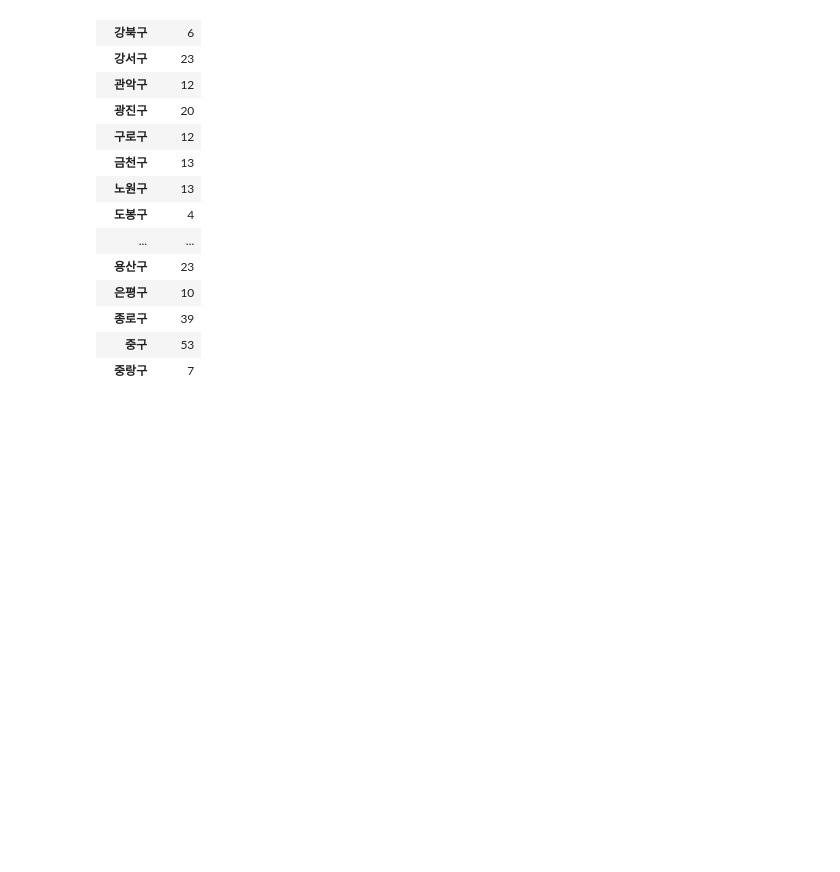
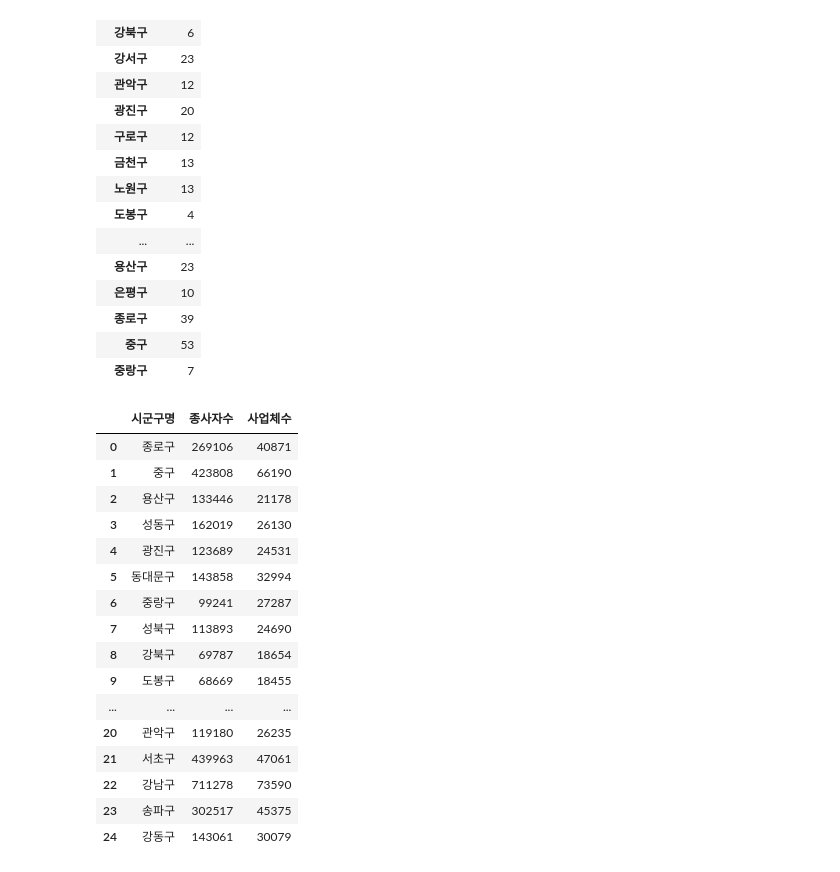
Before and after one commit to keunsooyoon/python202206, a Jupyter notebook: pythonbasic07_스타벅스.ipynb, the cells around one changed output. Saved outputs shown, nothing was run; the diff lists cells and outputs as text; code cells hidden in the pictures; blank space fills up the shorter version.

```diff
--- a/pythonbasic07_스타벅스.ipynb
+++ b/pythonbasic07_스타벅스.ipynb
@@ -204,3 +204,27 @@ star_count
 | 종로구 | 39 |
 | 중구 | 53 |
 | 중랑구 | 7 |
+# %%
+# 서울시 구별 인구수, 종사자수 파일 읽어오기
+
+seoul_sgg = pd.read_excel('sgg_pop.xlsx')  # 서울시 구별 인구수
+seoul_biz = pd.read_excel('sgg_biz.xlsx')  # 서울시 구별 종사자수
+# star_count                               # 서울시 구별 스타벅스 매장수
+# %% [output]
+|  | 시군구명 | 종사자수 | 사업체수 |
+| 0 | 종로구 | 269106 | 40871 |
+| 1 | 중구 | 423808 | 66190 |
+| 2 | 용산구 | 133446 | 21178 |
+| 3 | 성동구 | 162019 | 26130 |
+| 4 | 광진구 | 123689 | 24531 |
+| 5 | 동대문구 | 143858 | 32994 |
+| 6 | 중랑구 | 99241 | 27287 |
+| 7 | 성북구 | 113893 | 24690 |
+| 8 | 강북구 | 69787 | 18654 |
+| 9 | 도봉구 | 68669 | 18455 |
+| ... | ... | ... | ... |
+| 20 | 관악구 | 119180 | 26235 |
+| 21 | 서초구 | 439963 | 47061 |
+| 22 | 강남구 | 711278 | 73590 |
+| 23 | 송파구 | 302517 | 45375 |
+| 24 | 강동구 | 143061 | 30079 |
```
